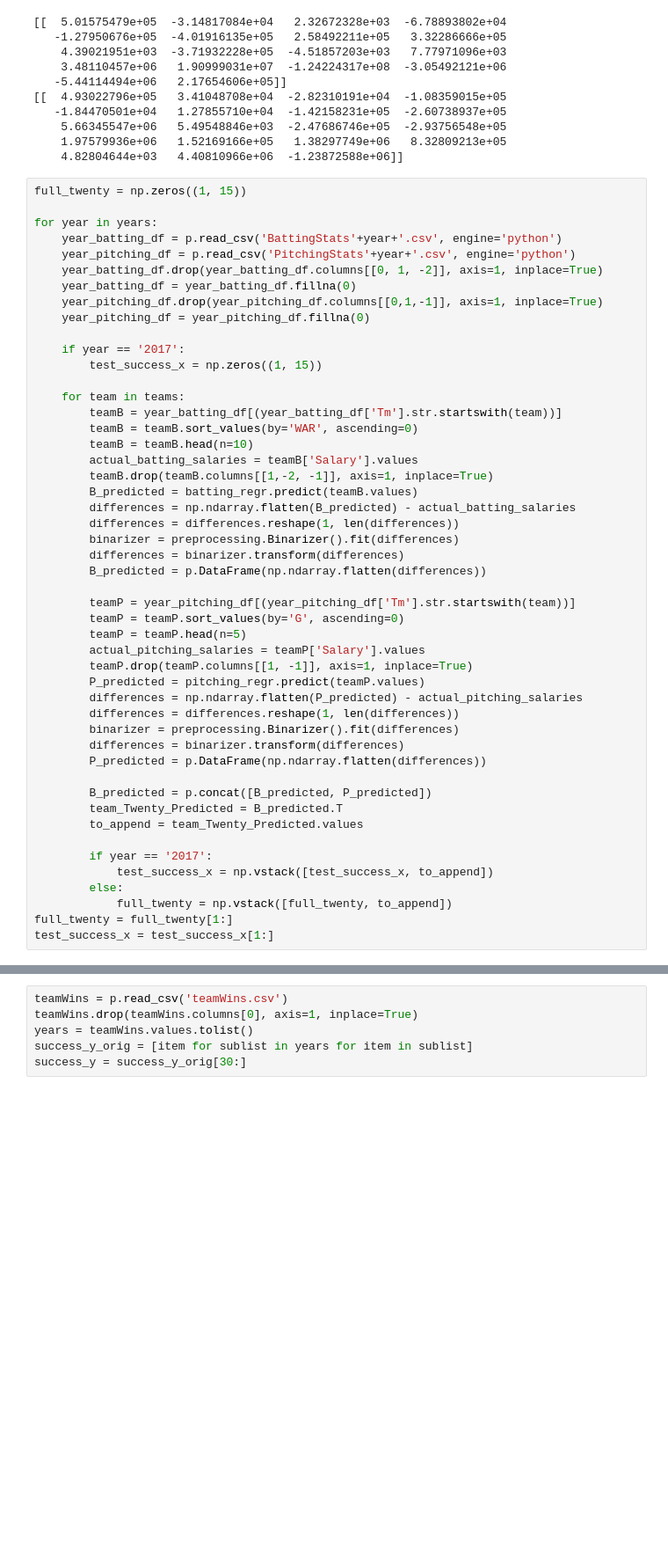
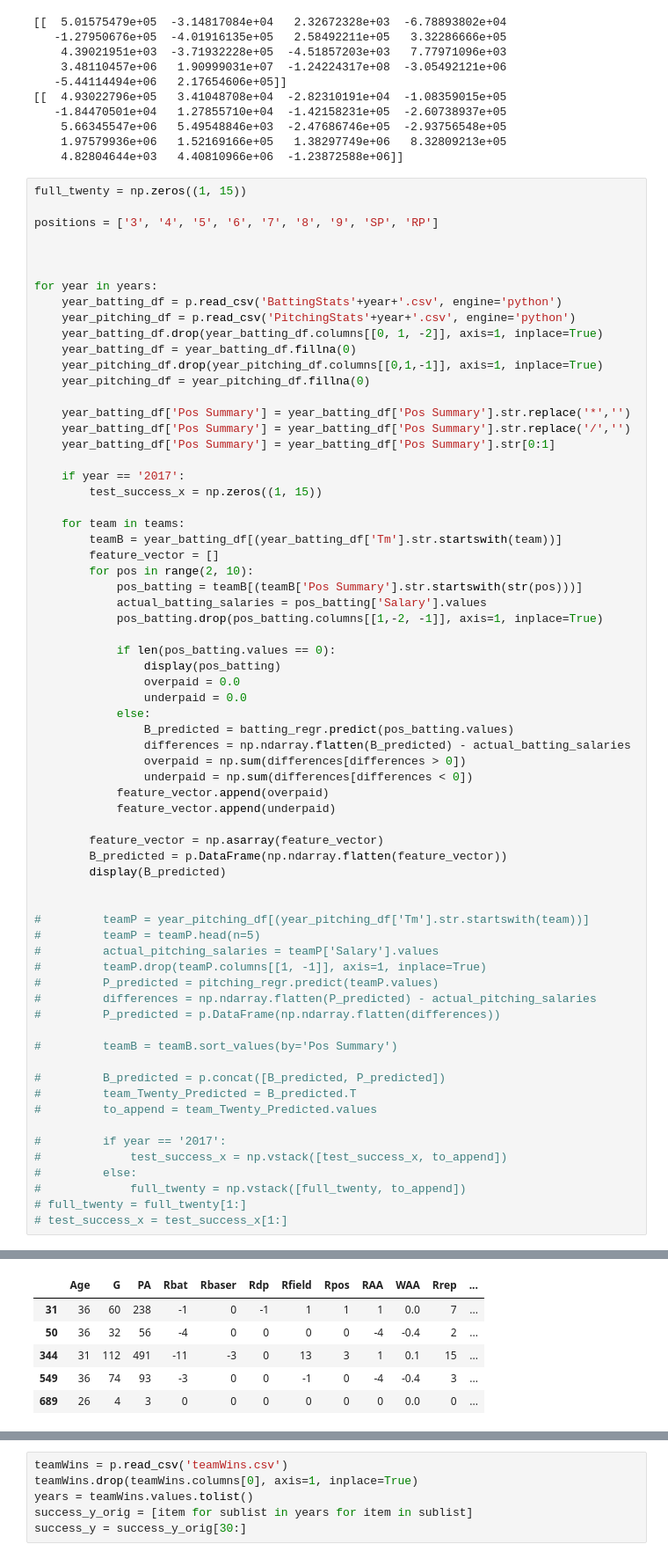
Before and after one commit to carterkrem/221Project, a Jupyter notebook: moneyball.ipynb, the cells around one changed output, grey strips where cells are left out. Shown at 88% size. Saved outputs shown, nothing was run; the diff lists cells and outputs as text; blank space fills up the shorter version.

```diff
--- a/moneyball.ipynb
+++ b/moneyball.ipynb
@@ -134,6 +134,10 @@ print pitching_regr.coef_
     4.82804644e+03   4.40810966e+06  -1.23872588e+06]]
 # %%
 full_twenty = np.zeros((1, 15))
+
+positions = ['3', '4', '5', '6', '7', '8', '9', 'SP', 'RP']
+
+
 
 for year in years:
     year_batting_df = p.read_csv('BattingStats'+year+'.csv', engine='python')
@@ -143,41 +147,56 @@ for year in years:
     year_pitching_df.drop(year_pitching_df.columns[[0,1,-1]], axis=1, inplace=True)
     year_pitching_df = year_pitching_df.fillna(0)
 
+    year_batting_df['Pos Summary'] = year_batting_df['Pos Summary'].str.replace('*','')
+    year_batting_df['Pos Summary'] = year_batting_df['Pos Summary'].str.replace('/','')
+    year_batting_df['Pos Summary'] = year_batting_df['Pos Summary'].str[0:1]
+
     if year == '2017':
         test_success_x = np.zeros((1, 15))
 
     for team in teams:
         teamB = year_batting_df[(year_batting_df['Tm'].str.startswith(team))]
-        teamB = teamB.sort_values(by='WAR', ascending=0)
-        teamB = teamB.head(n=10)
-        actual_batting_salaries = teamB['Salary'].values
-        teamB.drop(teamB.columns[[1,-2, -1]], axis=1, inplace=True)
-        B_predicted = batting_regr.predict(teamB.values)
-        differences = np.ndarray.flatten(B_predicted) - actual_batting_salaries
-        differences = differences.reshape(1, len(differences))
-        binarizer = preprocessing.Binarizer().fit(differences)
-        differences = binarizer.transform(differences)
-        B_predicted = p.DataFrame(np.ndarray.flatten(differences))
+        feature_vector = []
+        for pos in range(2, 10):
+            pos_batting = teamB[(teamB['Pos Summary'].str.startswith(str(pos)))]
+            actual_batting_salaries = pos_batting['Salary'].values
+            pos_batting.drop(pos_batting.columns[[1,-2, -1]], axis=1, inplace=True)
 
-        teamP = year_pitching_df[(year_pitching_df['Tm'].str.startswith(team))]
-        teamP = teamP.sort_values(by='G', ascending=0)
-        teamP = teamP.head(n=5)
-        actual_pitching_salaries = teamP['Salary'].values
-        teamP.drop(teamP.columns[[1, -1]], axis=1, inplace=True)
-        P_predicted = pitching_regr.predict(teamP.values)
-        differences = np.ndarray.flatten(P_predicted) - actual_pitching_salaries
-        differences = differences.reshape(1, len(differences))
-        binarizer = preprocessing.Binarizer().fit(differences)
-        differences = binarizer.transform(differences)
-        P_predicted = p.DataFrame(np.ndarray.flatten(differences))
+            if len(pos_batting.values == 0):
+                display(pos_batting)
+                overpaid = 0.0
+                underpaid = 0.0
+            else:
+                B_predicted = batting_regr.predict(pos_batting.values)
+                differences = np.ndarray.flatten(B_predicted) - actual_batting_salaries
+                overpaid = np.sum(differences[differences > 0])
+                underpaid = np.sum(differences[differences < 0])
+            feature_vector.append(overpaid)
+            feature_vector.append(underpaid)
 
-        B_predicted = p.concat([B_predicted, P_predicted])
-        team_Twenty_Predicted = B_predicted.T
-        to_append = team_Twenty_Predicted.values
+        feature_vector = np.asarray(feature_vector)
+        B_predicted = p.DataFrame(np.ndarray.flatten(feature_vector))
+        display(B_predicted)
 
-        if year == '2017':
-            test_success_x = np.vstack([test_success_x, to_append])
-        else:
-            full_twenty = np.vstack([full_twenty, to_append])
-full_twenty = full_twenty[1:]
-test_success_x = test_success_x[1:]
+
+#         teamP = year_pitching_df[(year_pitching_df['Tm'].str.startswith(team))]
+#         teamP = teamP.head(n=5)
+#         actual_pitching_salaries = teamP['Salary'].values
+#         teamP.drop(teamP.columns[[1, -1]], axis=1, inplace=True)
+#         P_predicted = pitching_regr.predict(teamP.values)
+#         differences = np.ndarray.flatten(P_predicted) - actual_pitching_salaries
+#         P_predicted = p.DataFrame(np.ndarray.flatten(differences))
+
+#         teamB = teamB.sort_values(by='Pos Summary')
+
+#         B_predicted = p.concat([B_predicted, P_predicted])
+#         team_Twenty_Predicted = B_predicted.T
+#         to_append = team_Twenty_Predicted.values
+
+#         if year == '2017':
+#             test_success_x = np.vstack([test_success_x, to_append])
+#         else:
+#             full_twenty = np.vstack([full_twenty, to_append])
+# full_twenty = full_twenty[1:]
+# test_success_x = test_success_x[1:]
+# %% [output]
@@ -183,0 +216,6 @@ test_success_x = test_success_x[1:]
+|  | Age | G | PA | Rbat | Rbaser | Rdp | Rfield | Rpos | RAA | WAA | Rrep | ... |
+| 31 | 36 | 60 | 238 | -1 | 0 | -1 | 1 | 1 | 1 | 0.0 | 7 | ... |
+| 50 | 36 | 32 | 56 | -4 | 0 | 0 | 0 | 0 | -4 | -0.4 | 2 | ... |
+| 344 | 31 | 112 | 491 | -11 | -3 | 0 | 13 | 3 | 1 | 0.1 | 15 | ... |
+| 549 | 36 | 74 | 93 | -3 | 0 | 0 | -1 | 0 | -4 | -0.4 | 3 | ... |
+| 689 | 26 | 4 | 3 | 0 | 0 | 0 | 0 | 0 | 0 | 0.0 | 0 | ... |
```
Also changed, not shown: parts of 1 cell of this notebook.
